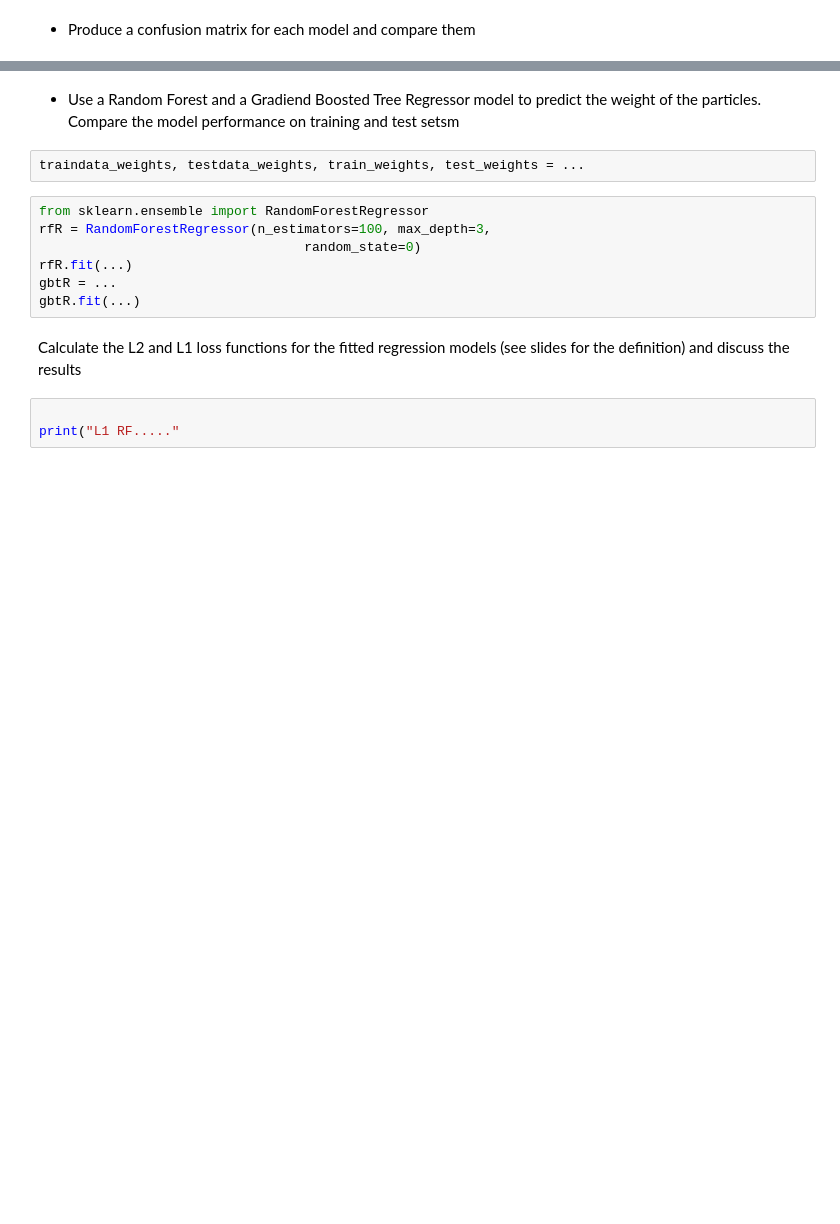
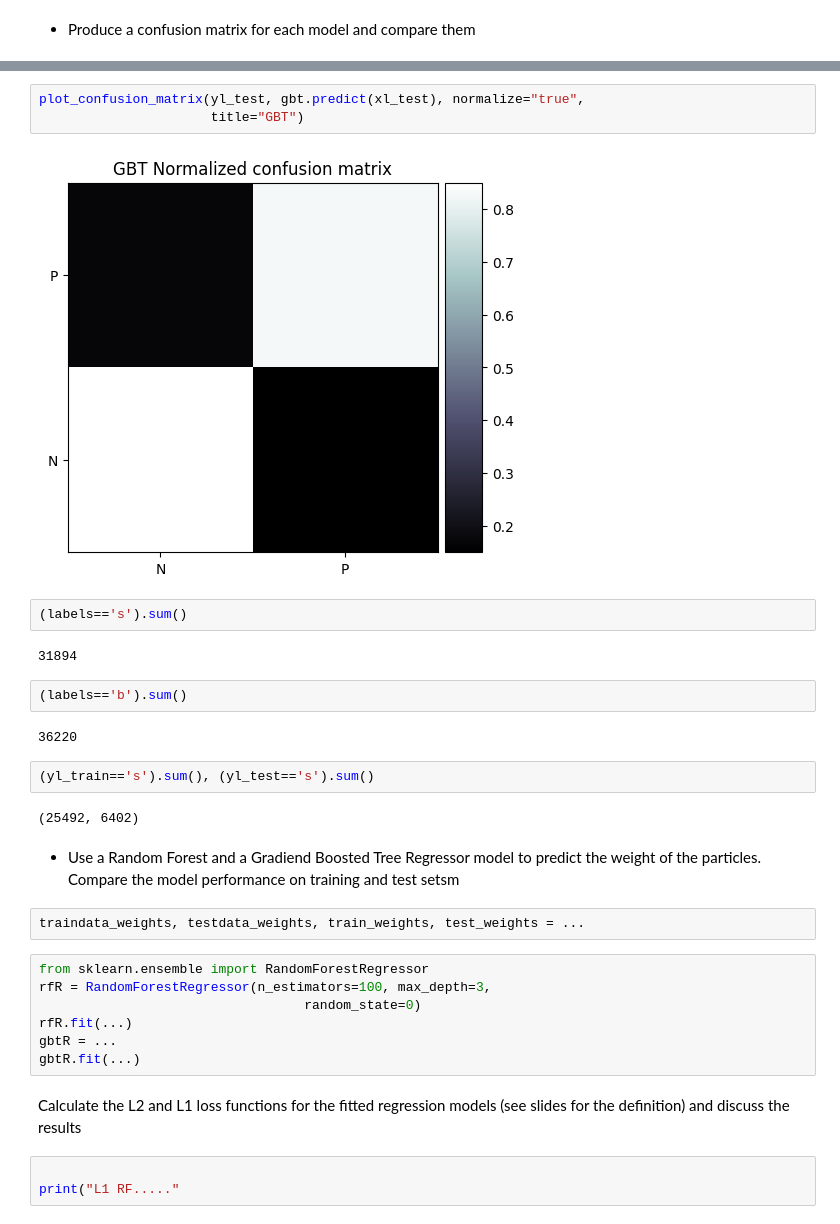
Before and after one commit to marcocaramanti/MLPNS_MCaramanti, a Jupyter notebook: higgsbosonSearch.ipynb, the cells around one changed output, grey strips where cells are left out. Drawn from its saved outputs; the diff is of its cells as text; blank space fills up the shorter version.

```diff
--- a/higgsbosonSearch.ipynb
+++ b/higgsbosonSearch.ipynb
@@ -299,3 +373,20 @@ def plot_confusion_matrix(y_true, y_pred,
+# %%
+plot_confusion_matrix(yl_test, gbt.predict(xl_test), normalize="true",
+                      title="GBT")
+# %% [output]
+[figure, added]
+# %%
+(labels=='s').sum()
+# %% [output]
+31894
+# %%
+(labels=='b').sum()
+# %% [output]
+36220
+# %%
+(yl_train=='s').sum(), (yl_test=='s').sum()
+# %% [output]
+(25492, 6402)
 # %% [markdown]
 
 - Use a Random Forest and a Gradiend Boosted Tree Regressor model to predict the weight of the particles. Compare the model performance on training and test setsm
```
Also changed, not shown: parts of 31 cells of this notebook.
